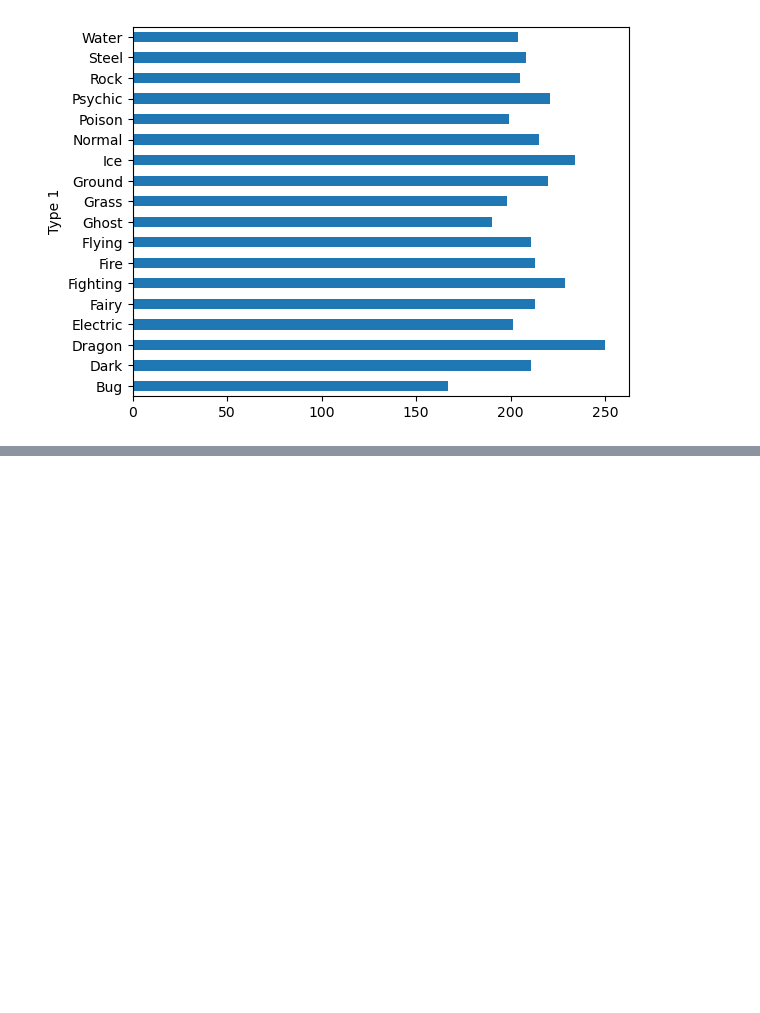
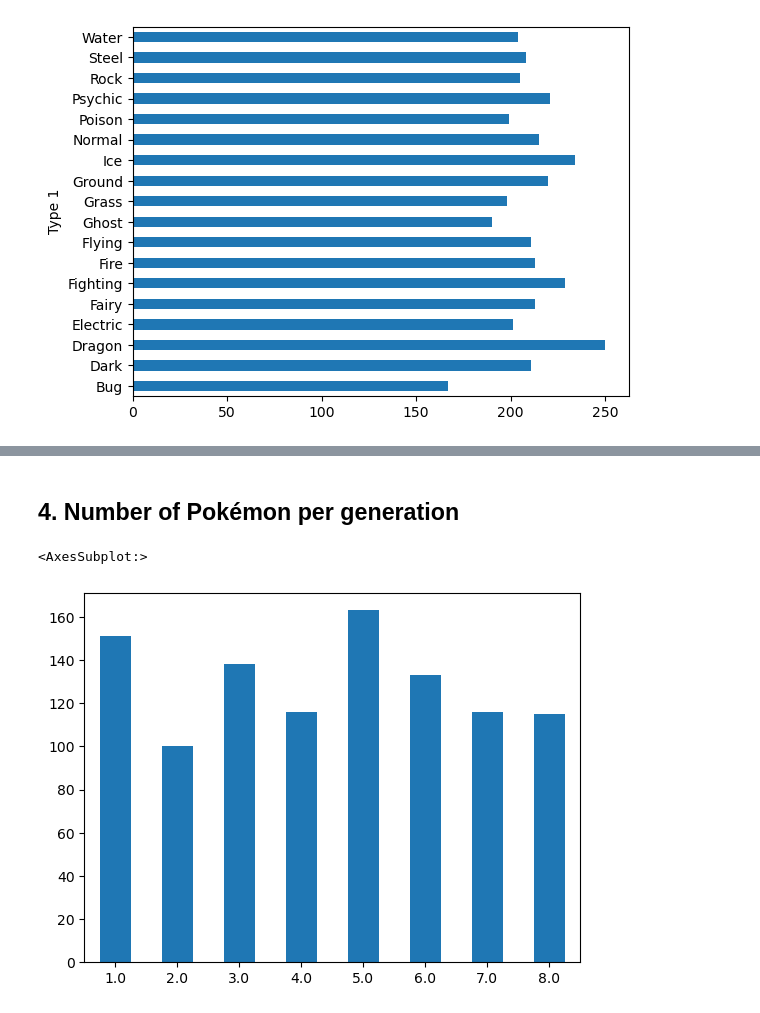
Before and after one commit to JaronVW/Data-science-portfolio, a Jupyter notebook: Portfolio Assignment 6.ipynb, the cells around one changed output, grey strips where cells are left out. Saved outputs shown, nothing was run; the diff lists cells and outputs as text; code cells hidden in the pictures; blank space fills up the shorter version.

```diff
--- a/Portfolio Assignment 6.ipynb
+++ b/Portfolio Assignment 6.ipynb
@@ -46,0 +75,7 @@ total.astype(int).plot.barh()
+# %% [markdown]
+## 4. Number of Pokémon per generation
+# %%
+Pokemon['Generation'].value_counts().sort_index().plot.bar(rot=0)
+# %% [output]
+<AxesSubplot:>
+[figure, added]
```
Also changed, not shown: parts of 9 cells of this notebook.
